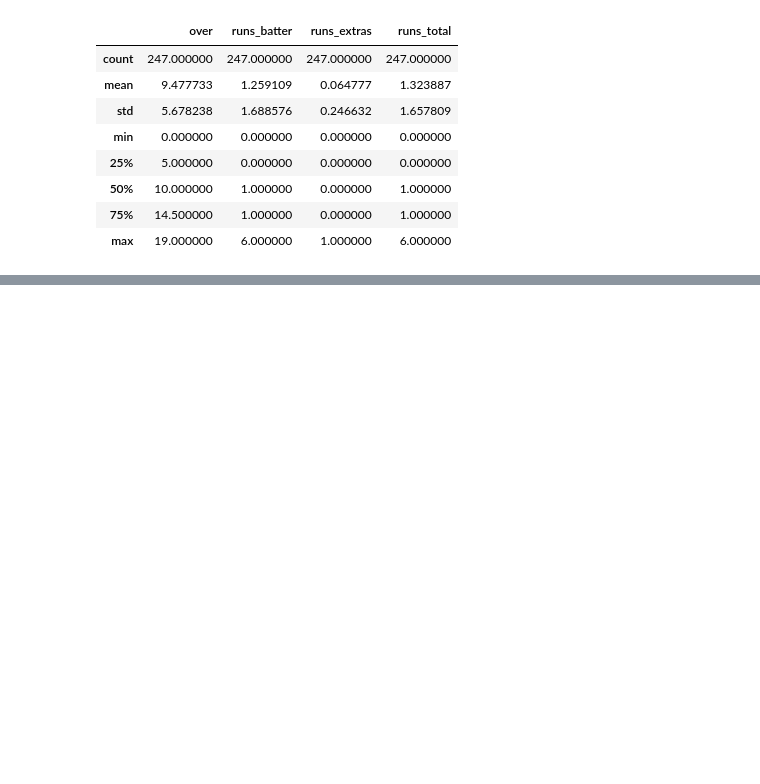
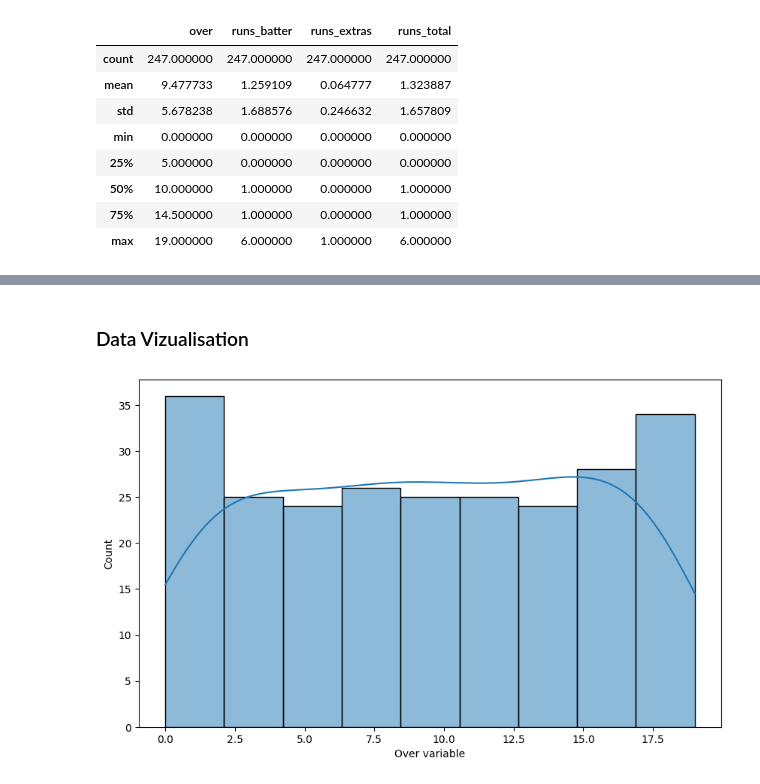
Before and after one commit to s-sawadogo/Python-Data-Visualization, a Jupyter notebook: DataViz_On_IPL_Match_Dataset.ipynb, the cells around one changed output, grey strips where cells are left out. Cells and saved outputs as stored; diff of their text form; code cells hidden in the pictures; blank space fills up the shorter version.

```diff
--- a/DataViz_On_IPL_Match_Dataset.ipynb
+++ b/DataViz_On_IPL_Match_Dataset.ipynb
@@ -65,3 +65,12 @@ df.describe(include='object')
 | unique | 2 | 20 | 13 | 20 | 19 | 4 | 15 |
 | top | Royal Challengers Bengaluru | AR Patel | Mohammed Siraj | WG Jacks | F du Plessis | caught | [] |
 | freq | 127 | 40 | 26 | 48 | 1 | 13 | 230 |
+# %% [markdown]
+### Data Vizualisation
+# %%
+plt.figure(figsize=(10,6))
+sns.histplot(x='over',kde=True, cumulative=False ,data=df)
+plt.xlabel('Over variable')
+plt.show()
+# %% [output]
+[figure, added]
```
Also changed, not shown: parts of 13 cells of this notebook.
